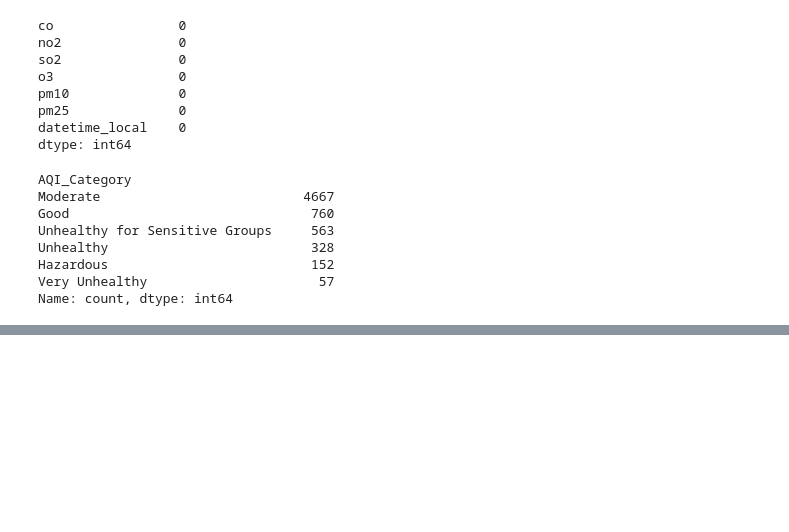
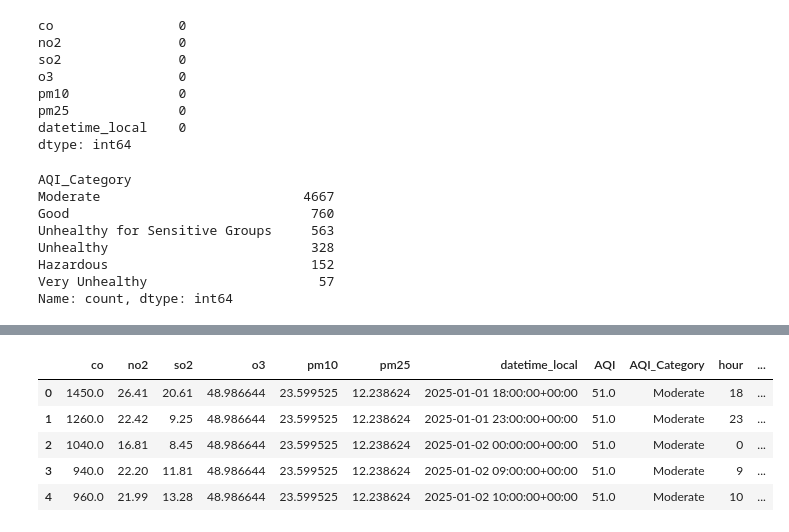
Before and after one commit to ivetkalchev/VarnaAir, a Jupyter notebook: varnaair.ipynb, the cells around one changed output, grey strips where cells are left out. Cells and saved outputs as stored; diff of their text form; code cells hidden in the pictures; blank space fills up the shorter version.

```diff
--- a/varnaair.ipynb
+++ b/varnaair.ipynb
@@ -568,0 +625,9 @@ Name: count, dtype: int64
+# %%
+final_combined_df.head()
+# %% [output]
+|  | co | no2 | so2 | o3 | pm10 | pm25 | datetime_local | AQI | AQI_Category | hour | ... |
+| 0 | 1450.0 | 26.41 | 20.61 | 48.986644 | 23.599525 | 12.238624 | 2025-01-01 18:00:00+00:00 | 51.0 | Moderate | 18 | ... |
+| 1 | 1260.0 | 22.42 | 9.25 | 48.986644 | 23.599525 | 12.238624 | 2025-01-01 23:00:00+00:00 | 51.0 | Moderate | 23 | ... |
+| 2 | 1040.0 | 16.81 | 8.45 | 48.986644 | 23.599525 | 12.238624 | 2025-01-02 00:00:00+00:00 | 51.0 | Moderate | 0 | ... |
+| 3 | 940.0 | 22.20 | 11.81 | 48.986644 | 23.599525 | 12.238624 | 2025-01-02 09:00:00+00:00 | 51.0 | Moderate | 9 | ... |
+| 4 | 960.0 | 21.99 | 13.28 | 48.986644 | 23.599525 | 12.238624 | 2025-01-02 10:00:00+00:00 | 51.0 | Moderate | 10 | ... |
```
Also changed, not shown: parts of 16 cells of this notebook.
